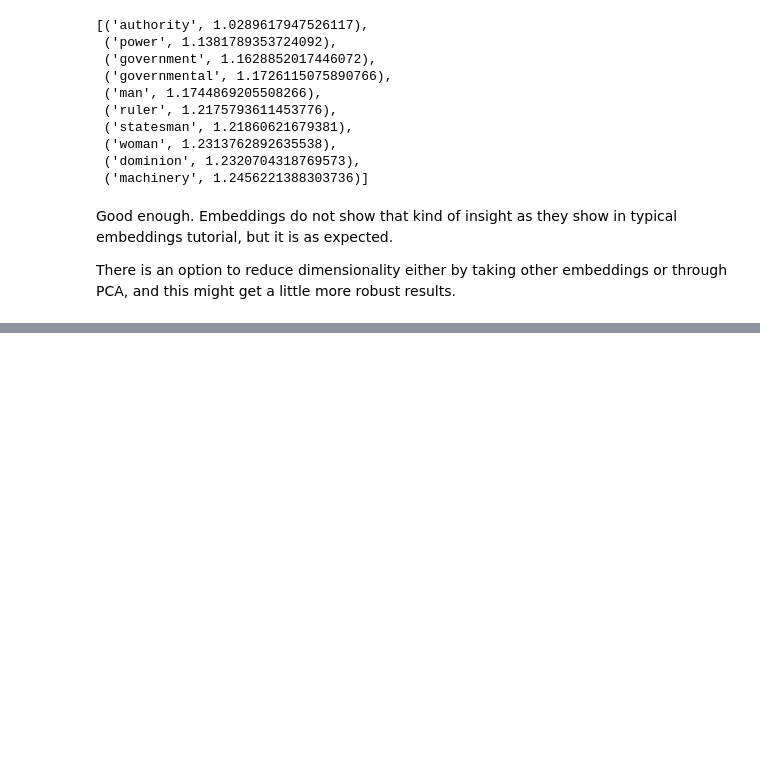
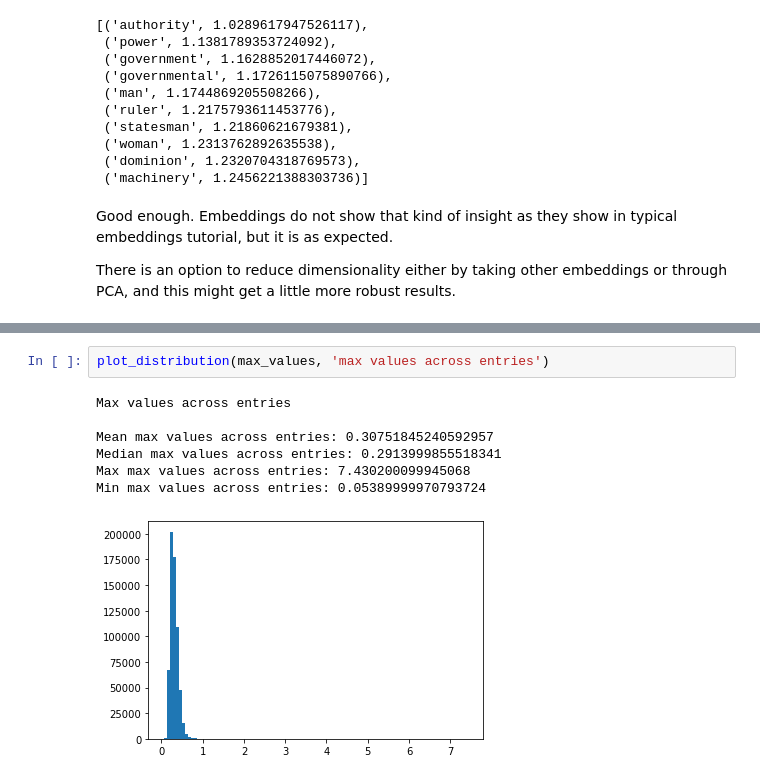
Before and after one commit to MrDVolk/text-generation, a Jupyter notebook: embeddings-analysis.ipynb, the cells around one changed output, grey strips where cells are left out. Saved outputs shown, nothing was run; the diff lists cells and outputs as text; blank space fills up the shorter version.

```diff
--- a/embeddings-analysis.ipynb
+++ b/embeddings-analysis.ipynb
@@ -31,0 +82,10 @@ There is an option to reduce dimensionality either by taking other embeddings or
+# %%
+plot_distribution(max_values, 'max values across entries')
+# %% [output]
+Max values across entries
+
+Mean max values across entries: 0.30751845240592957
+Median max values across entries: 0.2913999855518341
+Max max values across entries: 7.430200099945068
+Min max values across entries: 0.05389999970793724
+[figure, added]
```
Also changed, not shown: parts of 23 cells of this notebook, 1 other file.
